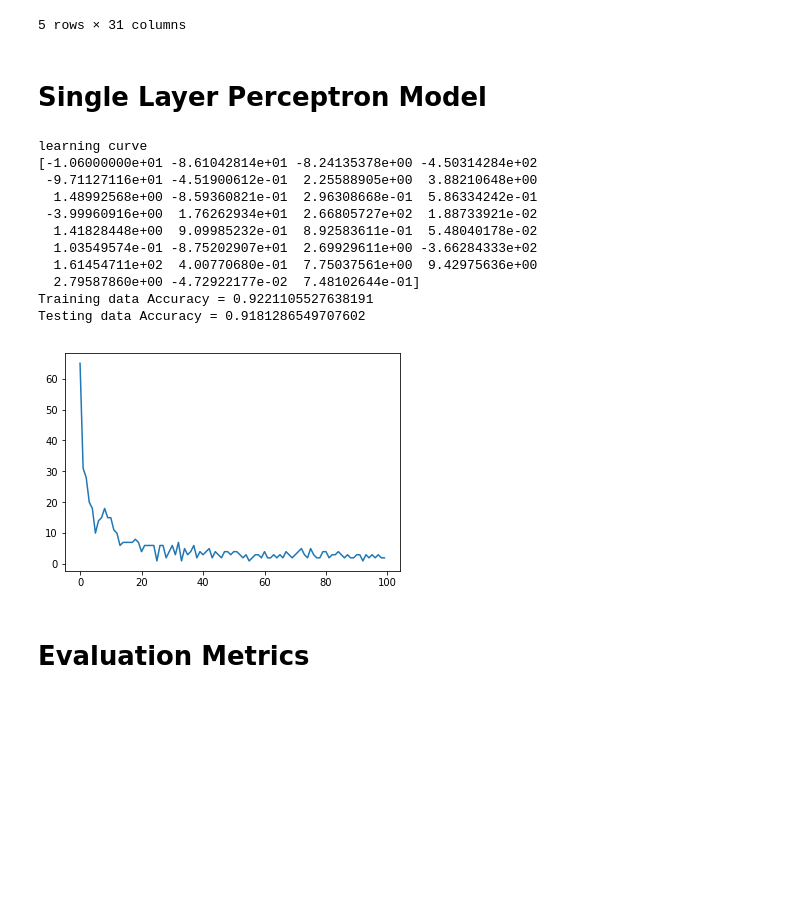
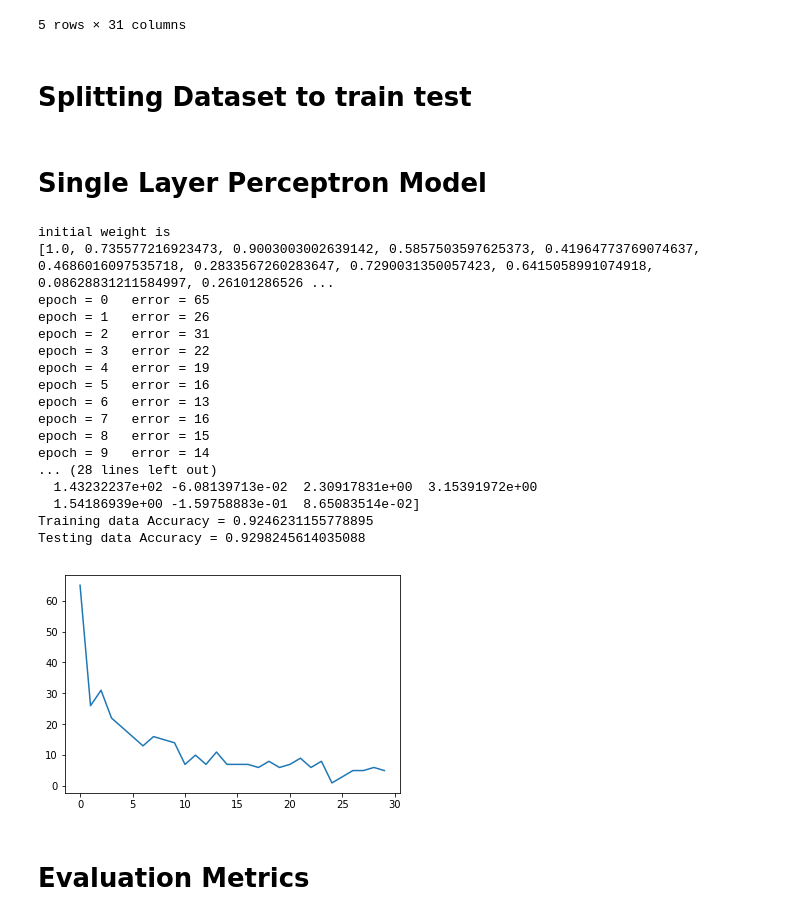
Before and after one commit to amyy28/MachineLearningAssignments, a Jupyter notebook: MLP/Single Layer Perceptron.ipynb, the cells around one changed output. Saved outputs shown, nothing was run; the diff lists cells and outputs as text; code cells hidden in the pictures; blank space fills up the shorter version.

```diff
--- a/MLP/Single Layer Perceptron.ipynb
+++ b/MLP/Single Layer Perceptron.ipynb
@@ -105,3 +105,5 @@ df.head()
 | 3 | 1 | 11.42 | 20.38 | 77.58 | 386.1 | 0.14250 | 0.28390 | ... |
 | 4 | 1 | 20.29 | 14.34 | 135.10 | 1297.0 | 0.10030 | 0.13280 | ... |
 5 rows × 31 columns
+# %% [markdown]
+# Splitting Dataset to train test
@@ -109,6 +116,7 @@ df.head()
 # Single Layer Perceptron Model
 # %%
 #perceptron
+finals = []
 from sklearn.metrics import accuracy_score
 class Perceptron:
     def __init__(self,input_size,epochs=100,alpha=0.02):
@@ -118,6 +126,8 @@ class Perceptron:
         weight = [random.random() for i in range(input_size+1)]
         weight[0] = 1.0
         self.weight = weight
+        print("initial weight is ")
+        print(weight)
 #         self.weight = np.zeros(input_size+1)
     def activation(self,x):
         return 1 if x>=0 else 0
@@ -134,7 +144,7 @@ class Perceptron:
 
     def learn(self,X,d):
 #         final = []
-        for _ in range(self.epochs):
+        for j in range(self.epochs):
             sum = 0
             for i in range(d.shape[0]):
                 x = np.insert(X[i],0,1)
@@ -143,6 +153,7 @@ class Perceptron:
                 self.weight = self.weight + self.alpha*e*x
                 sum = sum + e
             finals.append(abs(sum))
+            print("epoch = "+str(j)+"   error = "+str(abs(sum)))
 #             print("Error" +str(sum))
 #             print(self.weight)
         print("learning curve")
@@ -151,61 +162,61 @@ class Perceptron:
 if __name__ == '__main__':
 
 
-#     d = df["Output"].values
-#     X = df.drop('Output',axis=1).values
 
-    d = df['diagnosis'].values
-    X = df.drop('diagnosis',axis=1).values
-
-    X_train, X_test, y_train, y_test = train_test_split(X,d, test_size=0.30)
-#     print(X)
-#     print(X_train)
-    finals = []
-    perceptron = Perceptron(input_size=30)
+    input_size = 30
+    learning_rate = 0.02
+    iterations = 30
+    perceptron = Perceptron(input_size=30,alpha = learning_rate,epochs = iterations)
     perceptron.learn(X_train,y_train )
-#     print(perceptron.weight)
 
 
+    print("The learned weight is ")
     print(perceptron.weight)
 
 
 y_pred_train = []
 for i in range(X_train.shape[0]):
     x= np.insert(X_train[i],0,1)
     y_pred_train.append(perceptron.predict(x))
 
 
 print("Training data Accuracy = " +str(accuracy_score(y_train, y_pred_train)))
 conftrain = confusion_matrix(y_train,y_pred_train)
 
 y_pred_test = []
 finals2 = []
 
 for i in range(X_test.shape[0]):
     x= np.insert(X_test[i],0,1)
     y_pred_test.append(perceptron.predict(x))
 #     print(y_pred_test)
 # print("Hi");print(X_train)
 # print(X_train)
 # print(y_train)
 # print(y_pred_train)
 
 # print(y_pred)
 print("Testing data Accuracy = " +str(accuracy_score(y_test, y_pred_test)))
 conftest = confusion_matrix(y_test, y_pred_test)
 # %% [output]
-learning curve
-[-1.06000000e+01 -8.61042814e+01 -8.24135378e+00 -4.50314284e+02
- -9.71127116e+01 -4.51900612e-01  2.25588905e+00  3.88210648e+00
-  1.48992568e+00 -8.59360821e-01  2.96308668e-01  5.86334242e-01
- -3.99960916e+00  1.76262934e+01  2.66805727e+02  1.88733921e-02
-  1.41828448e+00  9.09985232e-01  8.92583611e-01  5.48040178e-02
-  1.03549574e-01 -8.75202907e+01  2.69929611e+00 -3.66284333e+02
-  1.61454711e+02  4.00770680e-01  7.75037561e+00  9.42975636e+00
-  2.79587860e+00 -4.72922177e-02  7.48102644e-01]
-Training data Accuracy = 0.9221105527638191
-Testing data Accuracy = 0.9181286549707602
+initial weight is
+[1.0, 0.735577216923473, 0.9003003002639142, 0.5857503597625373, 0.41964773769074637, 0.4686016097535718, 0.2833567260283647, 0.7290031350057423, 0.6415058991074918, 0.08628831211584997, 0.26101286526 ...
+epoch = 0   error = 65
+epoch = 1   error = 26
+epoch = 2   error = 31
+epoch = 3   error = 22
+epoch = 4   error = 19
+epoch = 5   error = 16
+epoch = 6   error = 13
+epoch = 7   error = 16
+epoch = 8   error = 15
+epoch = 9   error = 14
+... (28 lines left out)
+  1.43232237e+02 -6.08139713e-02  2.30917831e+00  3.15391972e+00
+  1.54186939e+00 -1.59758883e-01  8.65083514e-02]
+Training data Accuracy = 0.9246231155778895
+Testing data Accuracy = 0.9298245614035088
-[figure, old version]
+[figure, new version]
 # %% [markdown]
 # Evaluation Metrics
 # %%
```
Also changed, not shown: parts of 1 cell of this notebook.
